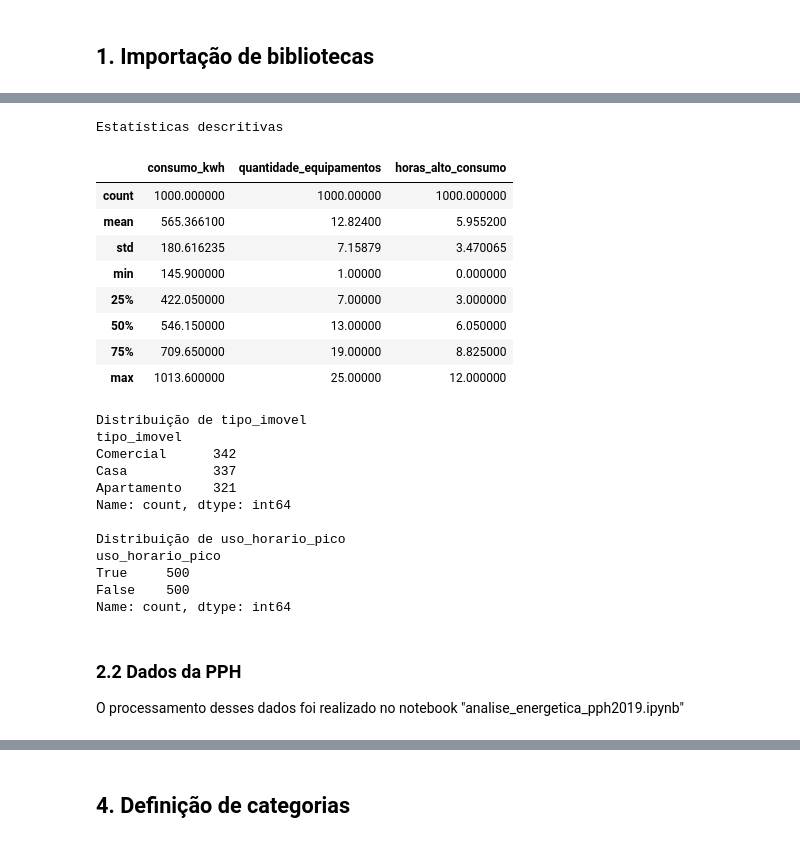
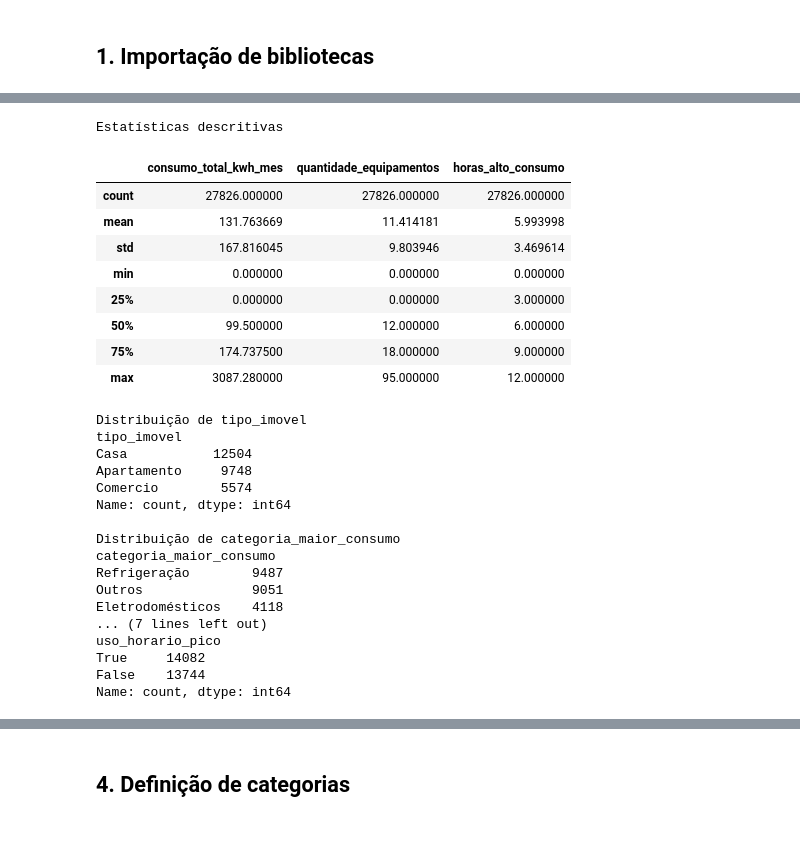
Before and after one commit to No-Country-simulation/G9-BR-TEAM-18, a Jupyter notebook: notebooks/main_notebook.ipynb, the cells around one changed output, grey strips where cells are left out. Cells and saved outputs as stored; diff of their text form; code cells hidden in the pictures.

```diff
--- a/notebooks/main_notebook.ipynb
+++ b/notebooks/main_notebook.ipynb
@@ -130,3 +148,5 @@ df = pd.read_csv('C:\\Users\\Usuario\\Desktop\\NOTEBOOK UPDATES\\G9-BR-TEAM-18\\
+# %%
+df = pd.read_csv('ml_processed.csv')
 # %%
 df["uso_horario_pico"] = df["uso_horario_pico"].astype(bool)
 df.head()
@@ -185,36 +199,40 @@ Percentil 66:  649.768
 # %%
 # Variáveis numéricas
 print("Estatísticas descritivas")
-display(df[["consumo_kwh", "quantidade_equipamentos", "horas_alto_consumo"]].describe())
+display(df[["consumo_total_kwh_mes", "quantidade_equipamentos", "horas_alto_consumo"]].describe())
 
 # Variáveis categóricas/booleanas
 print("\nDistribuição de tipo_imovel")
 print(df["tipo_imovel"].value_counts())
+print("\nDistribuição de categoria_maior_consumo")
+print(df["categoria_maior_consumo"].value_counts())
 print("\nDistribuição de uso_horario_pico")
 print(df["uso_horario_pico"].value_counts(normalize=False))
 # %% [output]
 Estatísticas descritivas
-|  | consumo_kwh | quantidade_equipamentos | horas_alto_consumo |
-| count | 1000.000000 | 1000.00000 | 1000.000000 |
-| mean | 565.366100 | 12.82400 | 5.955200 |
-| std | 180.616235 | 7.15879 | 3.470065 |
-| min | 145.900000 | 1.00000 | 0.000000 |
-| 25% | 422.050000 | 7.00000 | 3.000000 |
-| 50% | 546.150000 | 13.00000 | 6.050000 |
-| 75% | 709.650000 | 19.00000 | 8.825000 |
-| max | 1013.600000 | 25.00000 | 12.000000 |
+|  | consumo_total_kwh_mes | quantidade_equipamentos | horas_alto_consumo |
+| count | 27826.000000 | 27826.000000 | 27826.000000 |
+| mean | 131.763669 | 11.414181 | 5.993998 |
+| std | 167.816045 | 9.803946 | 3.469614 |
+| min | 0.000000 | 0.000000 | 0.000000 |
+| 25% | 0.000000 | 0.000000 | 3.000000 |
+| 50% | 99.500000 | 12.000000 | 6.000000 |
+| 75% | 174.737500 | 18.000000 | 9.000000 |
+| max | 3087.280000 | 95.000000 | 12.000000 |
 Distribuição de tipo_imovel
 tipo_imovel
-Comercial      342
-Casa           337
-Apartamento    321
+Casa           12504
+Apartamento     9748
+Comercio        5574
 Name: count, dtype: int64
 
-Distribuição de uso_horario_pico
+Distribuição de categoria_maior_consumo
+categoria_maior_consumo
+Refrigeração        9487
+Outros              9051
+Eletrodomésticos    4118
+... (7 lines left out)
 uso_horario_pico
-True     500
-False    500
+True     14082
+False    13744
 Name: count, dtype: int64
-# %% [markdown]
-### 2.2 Dados da PPH
-O processamento desses dados foi realizado no notebook "analise_energetica_pph2019.ipynb"
```
Also changed, not shown: parts of 36 cells of this notebook, 6 other files.
